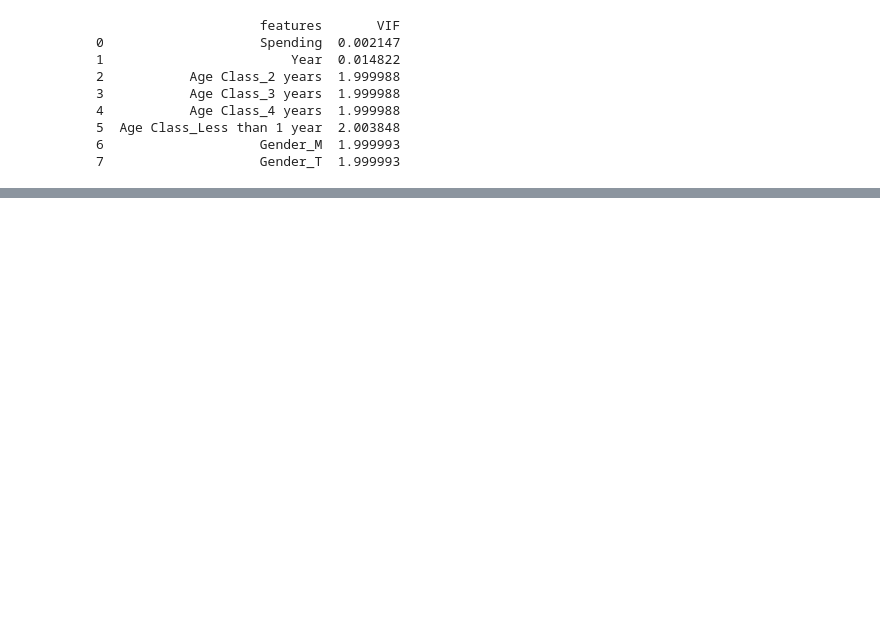
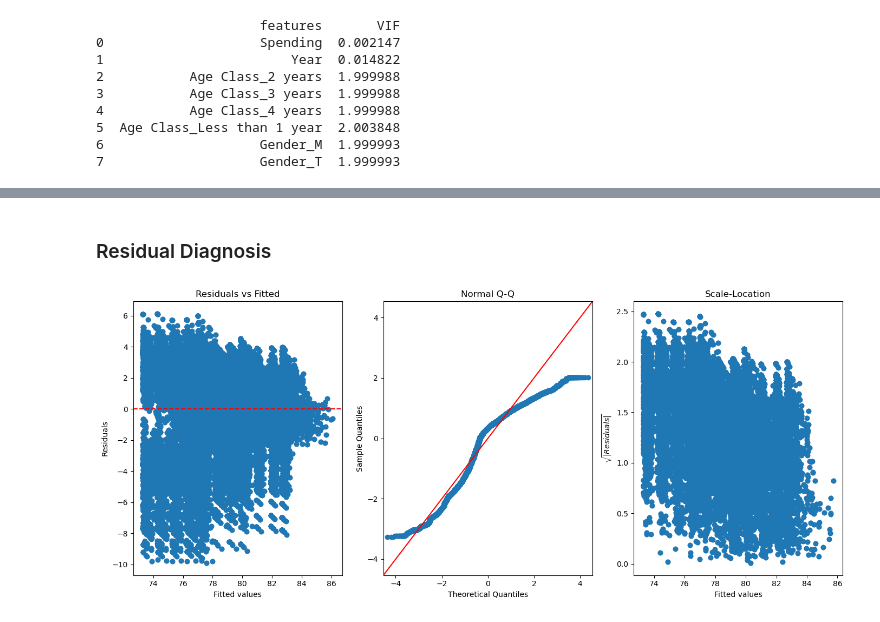
Before and after one commit to hejazn86/EU_healthcare_spending_analysis, a Jupyter notebook: notebooks/02_statistical_analysis.ipynb, the cells around one changed output, grey strips where cells are left out. Saved outputs shown, nothing was run; the diff lists cells and outputs as text; code cells hidden in the pictures; blank space fills up the shorter version.

```diff
--- a/notebooks/02_statistical_analysis.ipynb
+++ b/notebooks/02_statistical_analysis.ipynb
@@ -350,0 +484,30 @@ reg_results.to_csv("/reports/regression_results_model2.csv", index=False)
+# %% [markdown]
+### Residual Diagnosis
+# %%
+#  Step 2: Diagnostic plots
+fig, axes = plt.subplots(1, 3, figsize=(14, 6))
+
+# Residuals vs Fitted
+fitted_vals = model2.fittedvalues
+residuals = model2.resid
+axes[0].scatter(fitted_vals, residuals, alpha=0.7)
+axes[0].axhline(0, color='red', linestyle='--')
+axes[0].set_title("Residuals vs Fitted")
+axes[0].set_xlabel("Fitted values")
+axes[0].set_ylabel("Residuals")
+
+# Normal Q-Q plot
+sm.qqplot(residuals, line='45', fit=True, ax=axes[1])
+axes[1].set_title("Normal Q-Q")
+
+# Scale-Location plot
+axes[2].scatter(fitted_vals, abs(residuals**0.5), alpha=0.7)
+axes[2].set_title("Scale-Location")
+axes[2].set_xlabel("Fitted values")
+axes[2].set_ylabel(r"$\sqrt{|Residuals|}$")
+
+
+plt.tight_layout()
+plt.show()
+# %% [output]
+[figure, added]
```
Also changed, not shown: parts of 26 cells of this notebook.
